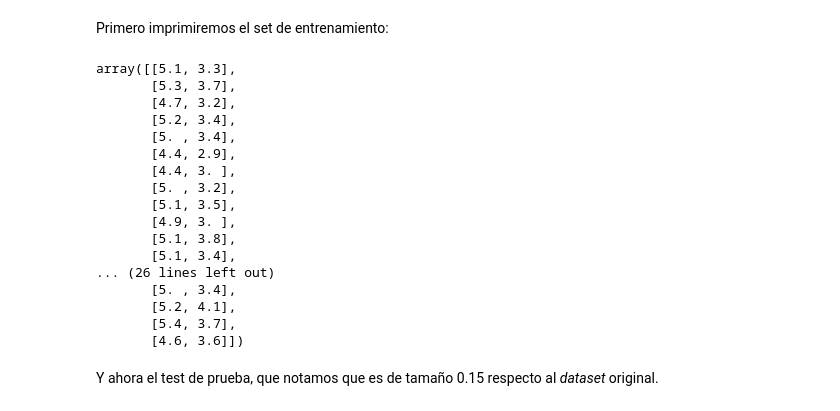
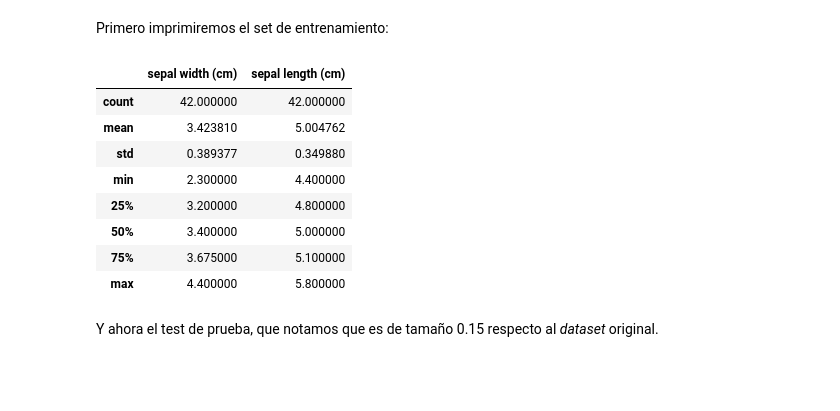
Before and after one commit to alanezz/Syllabus-2021-2, a Jupyter notebook: Jupyter y Apuntes/Clase 02 - Introducción a Scikit Learn/Introducción Scikit Learn.ipynb, the cells around one changed output. Cells and saved outputs as stored; diff of their text form; code cells hidden in the pictures; blank space fills up the shorter version.

```diff
--- a/Jupyter y Apuntes/Clase 02 - Introducción a Scikit Learn/Introducción Scikit Learn.ipynb
+++ b/Jupyter y Apuntes/Clase 02 - Introducción a Scikit Learn/Introducción Scikit Learn.ipynb
@@ -261,25 +235,17 @@ train_set, test_set = train_test_split(setosa_sepal_data, test_size=0.15)
 # %% [markdown]
 Primero imprimiremos el set de entrenamiento:
 # %%
-train_set
+train_set.describe()
 # %% [output]
-array([[5.1, 3.3],
-       [5.3, 3.7],
-       [4.7, 3.2],
-       [5.2, 3.4],
-       [5. , 3.4],
-       [4.4, 2.9],
-       [4.4, 3. ],
-       [5. , 3.2],
-       [5.1, 3.5],
-       [4.9, 3. ],
-       [5.1, 3.8],
-       [5.1, 3.4],
-... (26 lines left out)
-       [5. , 3.4],
-       [5.2, 4.1],
-       [5.4, 3.7],
-       [4.6, 3.6]])
+|  | sepal width (cm) | sepal length (cm) |
+| count | 42.000000 | 42.000000 |
+| mean | 3.423810 | 5.004762 |
+| std | 0.389377 | 0.349880 |
+| min | 2.300000 | 4.400000 |
+| 25% | 3.200000 | 4.800000 |
+| 50% | 3.400000 | 5.000000 |
+| 75% | 3.675000 | 5.100000 |
+| max | 4.400000 | 5.800000 |
 # %% [markdown]
 Y ahora el test de prueba, que notamos que es de tamaño 0.15 respecto al *dataset* original.
 # %%
```
Also changed, not shown: parts of 21 cells of this notebook, 2 other files.
